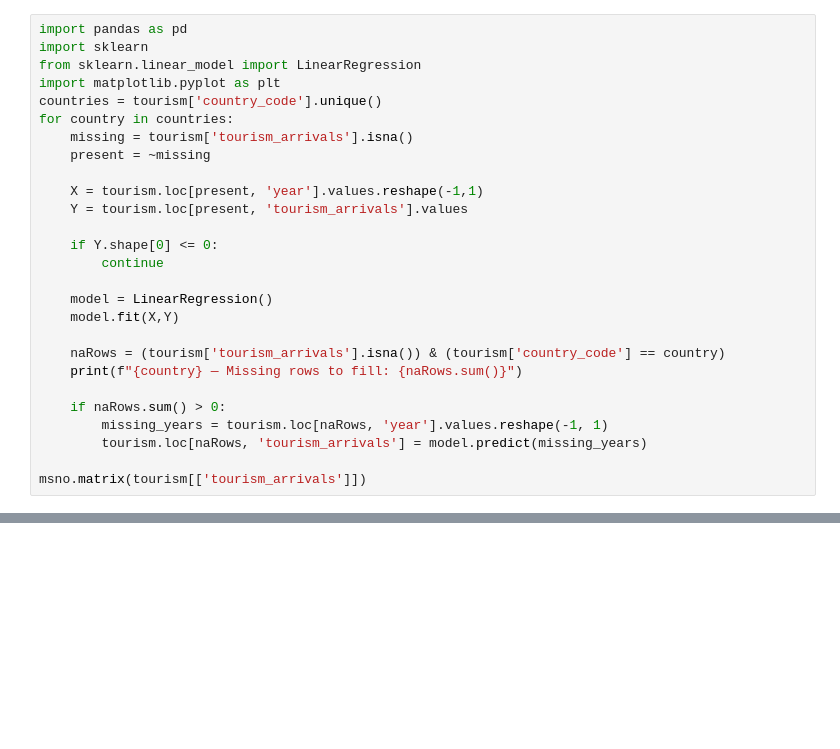
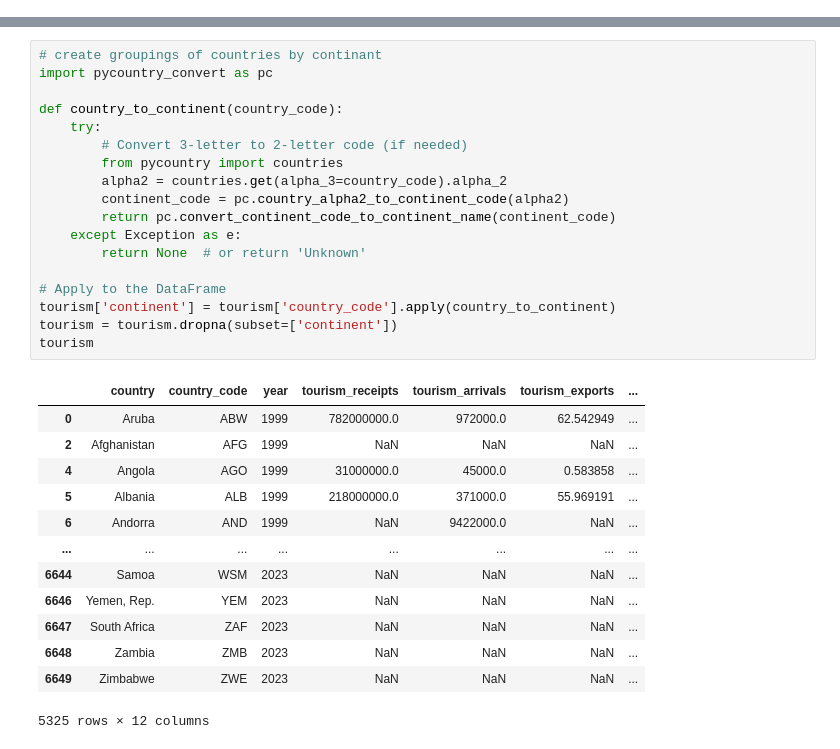
Before and after one commit to vDxbs/DE300, a Jupyter notebook: PROJECT/project.ipynb, the cells around one changed output, grey strips where cells are left out. Drawn from its saved outputs; the diff is of its cells as text; blank space fills up the shorter version.

```diff
--- a/PROJECT/project.ipynb
+++ b/PROJECT/project.ipynb
@@ -12,27 +20,0 @@ msno.matrix(tourism[['tourism_arrivals']])
-# %%
-import pandas as pd
-import sklearn
-from sklearn.linear_model import LinearRegression
-import matplotlib.pyplot as plt
-countries = tourism['country_code'].unique()
-for country in countries:
-    missing = tourism['tourism_arrivals'].isna()
-    present = ~missing
-
-    X = tourism.loc[present, 'year'].values.reshape(-1,1)
-    Y = tourism.loc[present, 'tourism_arrivals'].values
-
-    if Y.shape[0] <= 0:
-        continue
-
-    model = LinearRegression()
-    model.fit(X,Y)
-
-    naRows = (tourism['tourism_arrivals'].isna()) & (tourism['country_code'] == country)
-    print(f"{country} — Missing rows to fill: {naRows.sum()}")
-
-    if naRows.sum() > 0:
-        missing_years = tourism.loc[naRows, 'year'].values.reshape(-1, 1)
-        tourism.loc[naRows, 'tourism_arrivals'] = model.predict(missing_years)
-
-msno.matrix(tourism[['tourism_arrivals']])
@@ -111,0 +70,32 @@ msno.matrix(tourism[['tourism_arrivals']])
+# %%
+# create groupings of countries by continant
+import pycountry_convert as pc
+
+def country_to_continent(country_code):
+    try:
+        # Convert 3-letter to 2-letter code (if needed)
+        from pycountry import countries
+        alpha2 = countries.get(alpha_3=country_code).alpha_2
+        continent_code = pc.country_alpha2_to_continent_code(alpha2)
+        return pc.convert_continent_code_to_continent_name(continent_code)
+    except Exception as e:
+        return None  # or return 'Unknown'
+
+# Apply to the DataFrame
+tourism['continent'] = tourism['country_code'].apply(country_to_continent)
+tourism = tourism.dropna(subset=['continent'])
+tourism
+# %% [output]
+|  | country | country_code | year | tourism_receipts | tourism_arrivals | tourism_exports | ... |
+| 0 | Aruba | ABW | 1999 | 782000000.0 | 972000.0 | 62.542949 | ... |
+| 2 | Afghanistan | AFG | 1999 | NaN | NaN | NaN | ... |
+| 4 | Angola | AGO | 1999 | 31000000.0 | 45000.0 | 0.583858 | ... |
+| 5 | Albania | ALB | 1999 | 218000000.0 | 371000.0 | 55.969191 | ... |
+| 6 | Andorra | AND | 1999 | NaN | 9422000.0 | NaN | ... |
+| ... | ... | ... | ... | ... | ... | ... | ... |
+| 6644 | Samoa | WSM | 2023 | NaN | NaN | NaN | ... |
+| 6646 | Yemen, Rep. | YEM | 2023 | NaN | NaN | NaN | ... |
+| 6647 | South Africa | ZAF | 2023 | NaN | NaN | NaN | ... |
+| 6648 | Zambia | ZMB | 2023 | NaN | NaN | NaN | ... |
+| 6649 | Zimbabwe | ZWE | 2023 | NaN | NaN | NaN | ... |
+5325 rows × 12 columns
```
Also changed, not shown: parts of 6 cells of this notebook.
